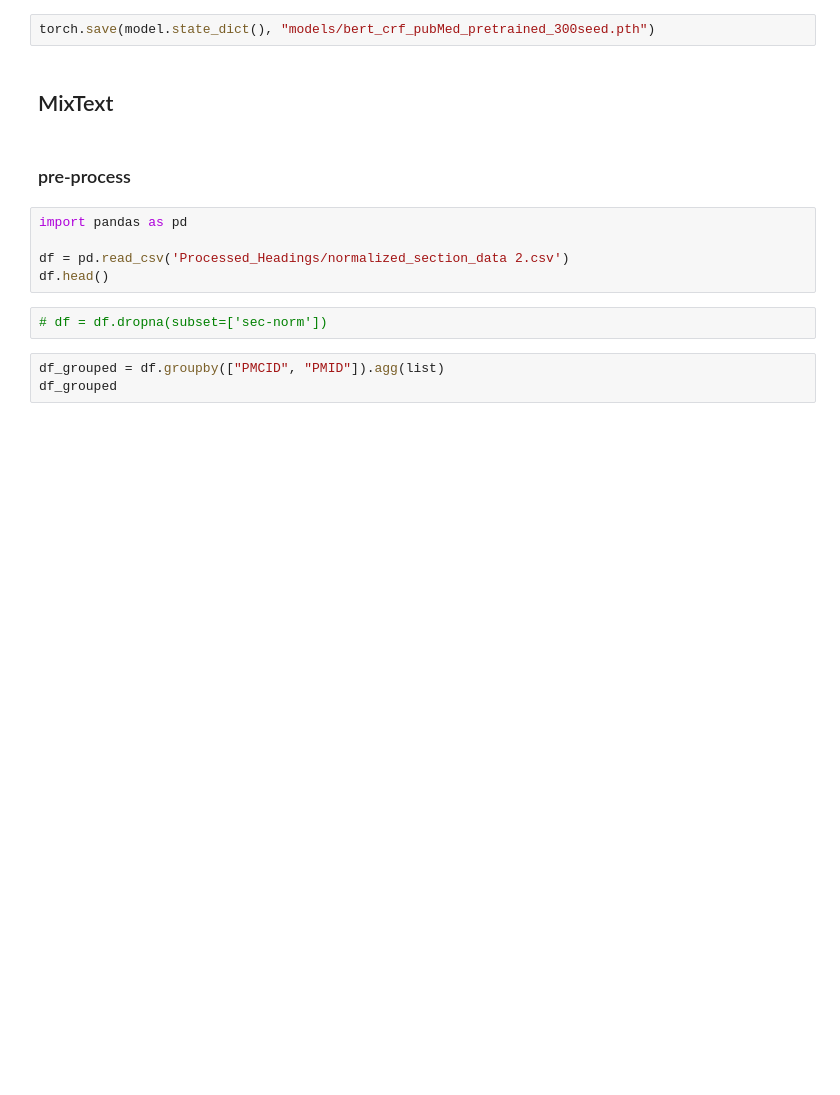
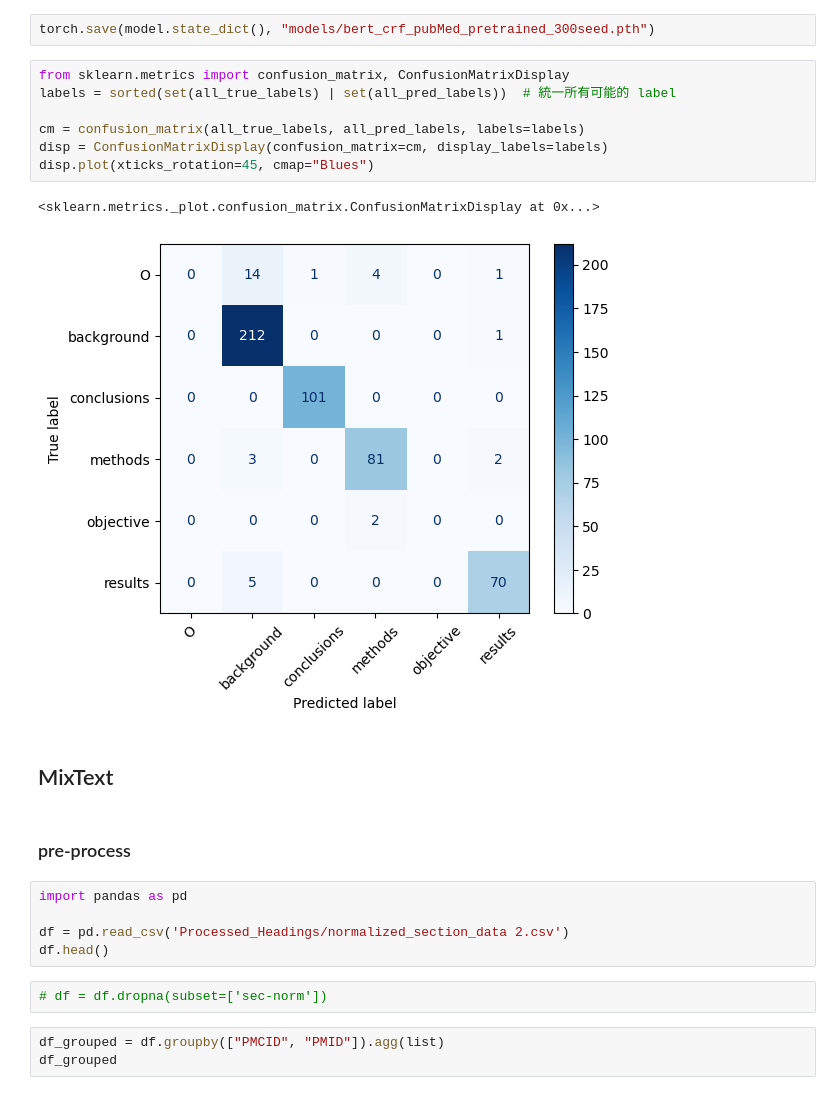
Before and after one commit to sylvey/section_normalization, a Jupyter notebook: BERT-CRF.ipynb, the cells around one changed output. Cells and saved outputs as stored; diff of their text form; blank space fills up the shorter version.

```diff
--- a/BERT-CRF.ipynb
+++ b/BERT-CRF.ipynb
@@ -412,5 +412,15 @@ Test Accuracy: 0.9255533199195171
 # %%
 torch.save(model.state_dict(), "models/bert_crf_pubMed_pretrained_300seed.pth")
+# %%
+from sklearn.metrics import confusion_matrix, ConfusionMatrixDisplay
+labels = sorted(set(all_true_labels) | set(all_pred_labels))  # 統一所有可能的 label
+
+cm = confusion_matrix(all_true_labels, all_pred_labels, labels=labels)
+disp = ConfusionMatrixDisplay(confusion_matrix=cm, display_labels=labels)
+disp.plot(xticks_rotation=45, cmap="Blues")
+# %% [output]
+<sklearn.metrics._plot.confusion_matrix.ConfusionMatrixDisplay at 0x...>
+[figure, added]
 # %% [markdown]
 ## MixText
 # %% [markdown]
```
Also changed, not shown: parts of 13 cells of this notebook.
